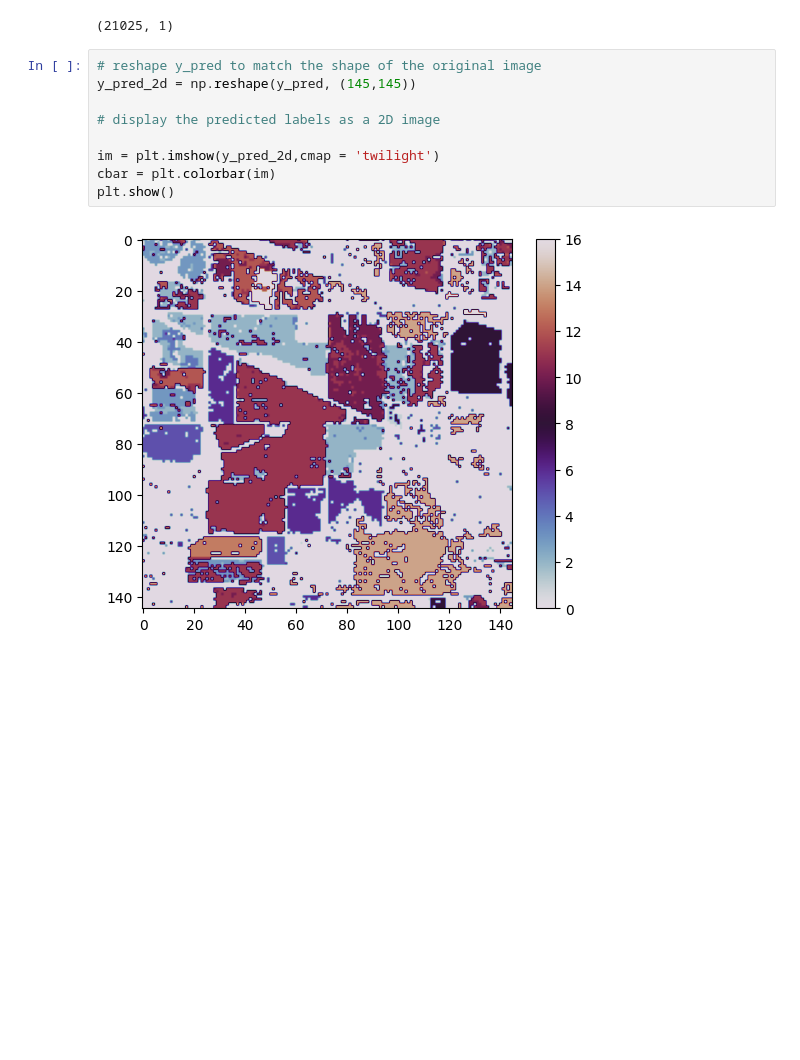
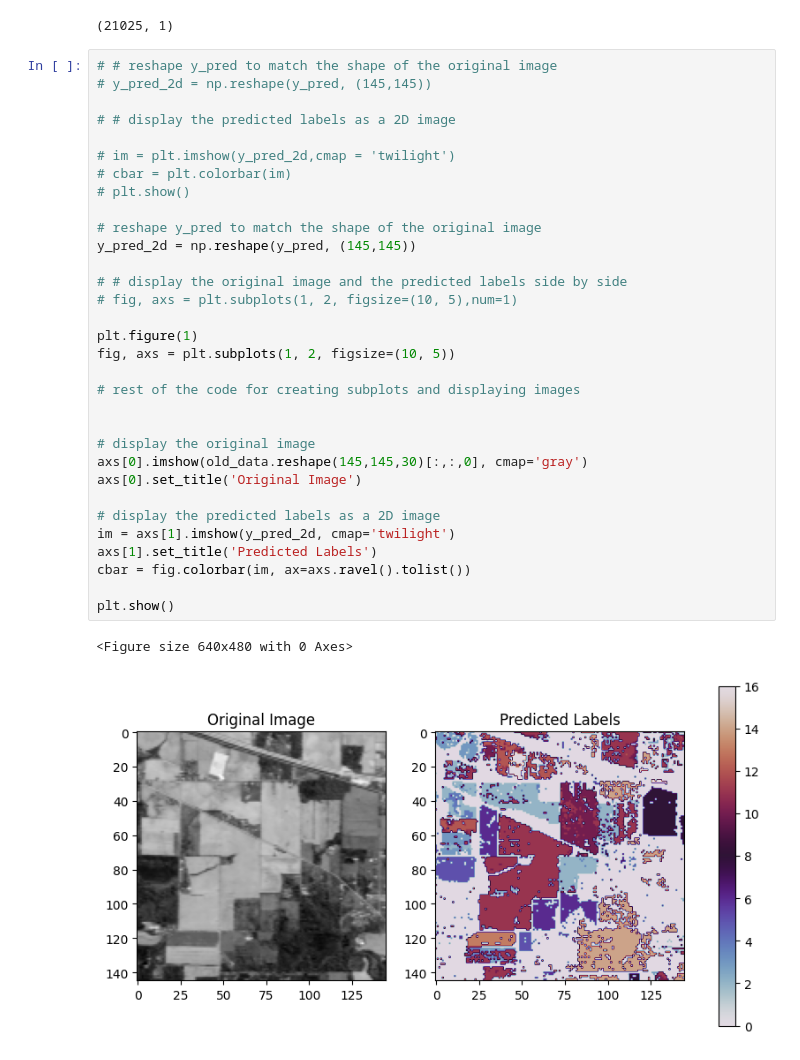
Before and after one commit to Dheeraj024/neural-network-bagging-, a Jupyter notebook: hyperspectral_final2.ipynb, the cells around one changed output. Drawn from its saved outputs; the diff is of its cells as text; blank space fills up the shorter version.

```diff
--- a/hyperspectral_final2.ipynb
+++ b/hyperspectral_final2.ipynb
@@ -639,14 +639,38 @@ arr = np.array(y_pred)
 arr.shape
 # %% [output]
 (21025, 1)
-# %%
-# reshape y_pred to match the shape of the original image
-y_pred_2d = np.reshape(y_pred, (145,145))
-
-# display the predicted labels as a 2D image
-
-im = plt.imshow(y_pred_2d,cmap = 'twilight')
-cbar = plt.colorbar(im)
-plt.show()
-# %% [output]
-[figure, removed]
+# %%
+# # reshape y_pred to match the shape of the original image
+# y_pred_2d = np.reshape(y_pred, (145,145))
+
+# # display the predicted labels as a 2D image
+
+# im = plt.imshow(y_pred_2d,cmap = 'twilight')
+# cbar = plt.colorbar(im)
+# plt.show()
+
+# reshape y_pred to match the shape of the original image
+y_pred_2d = np.reshape(y_pred, (145,145))
+
+# # display the original image and the predicted labels side by side
+# fig, axs = plt.subplots(1, 2, figsize=(10, 5),num=1)
+
+plt.figure(1)
+fig, axs = plt.subplots(1, 2, figsize=(10, 5))
+
+# rest of the code for creating subplots and displaying images
+
+
+# display the original image
+axs[0].imshow(old_data.reshape(145,145,30)[:,:,0], cmap='gray')
+axs[0].set_title('Original Image')
+
+# display the predicted labels as a 2D image
+im = axs[1].imshow(y_pred_2d, cmap='twilight')
+axs[1].set_title('Predicted Labels')
+cbar = fig.colorbar(im, ax=axs.ravel().tolist())
+
+plt.show()
+# %% [output]
+<Figure size 640x480 with 0 Axes>
+[figure, added]
```
